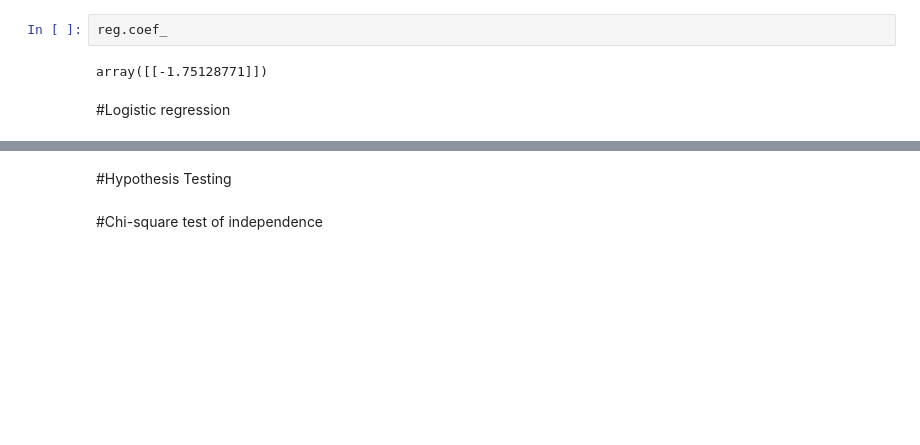
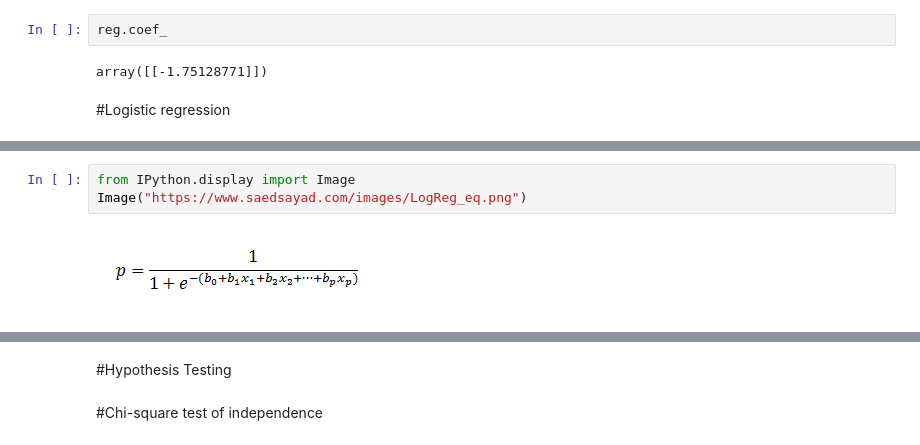
Before and after one commit to atlas-github/fstep_20, a Jupyter notebook: fstep_20_stats.ipynb, the cells around one changed output, grey strips where cells are left out. Drawn from its saved outputs; the diff is of its cells as text; blank space fills up the shorter version.

```diff
--- a/fstep_20_stats.ipynb
+++ b/fstep_20_stats.ipynb
@@ -98,0 +284,5 @@ array([[-1.75128771]])
+# %%
+from IPython.display import Image
+Image("https://www.saedsayad.com/images/LogReg_eq.png")
+# %% [output]
+[figure, added]
```
Also changed, not shown: parts of 41 cells of this notebook.
